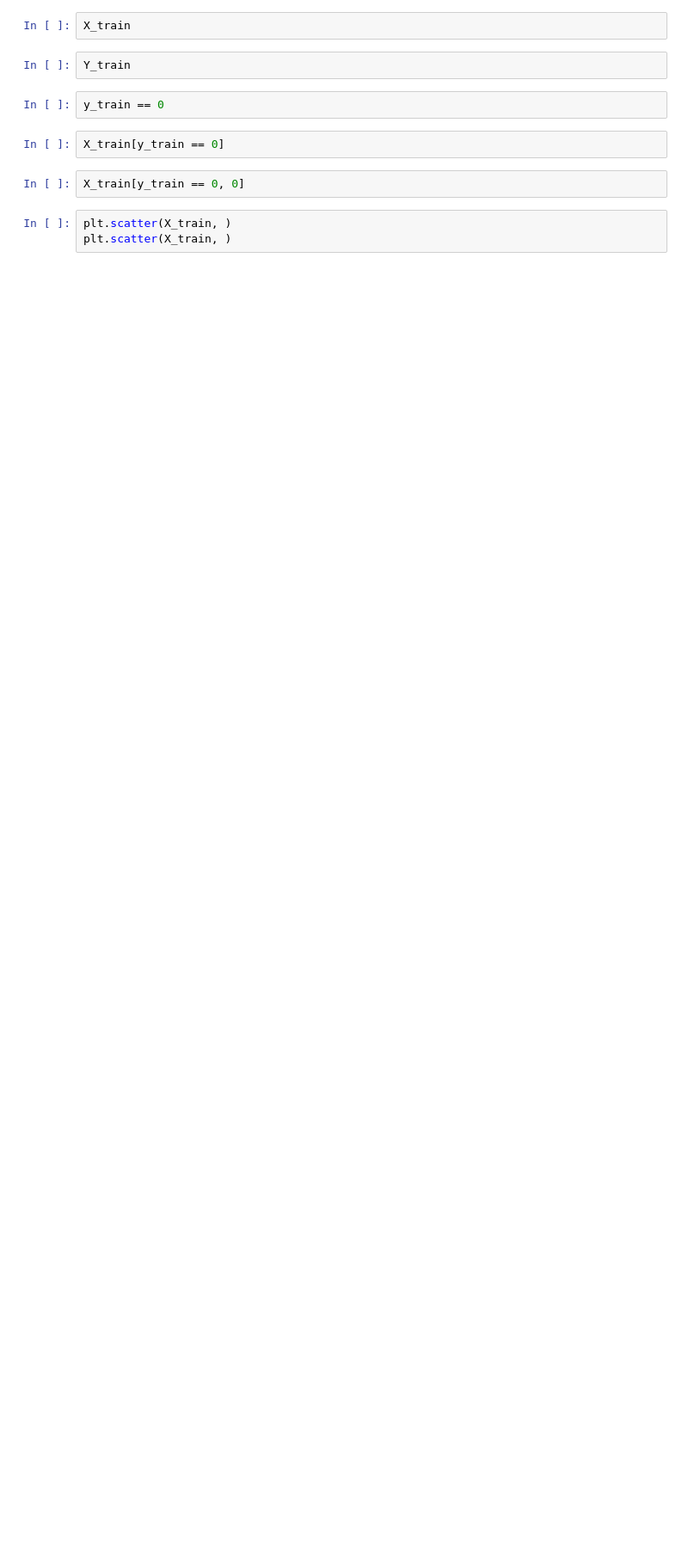
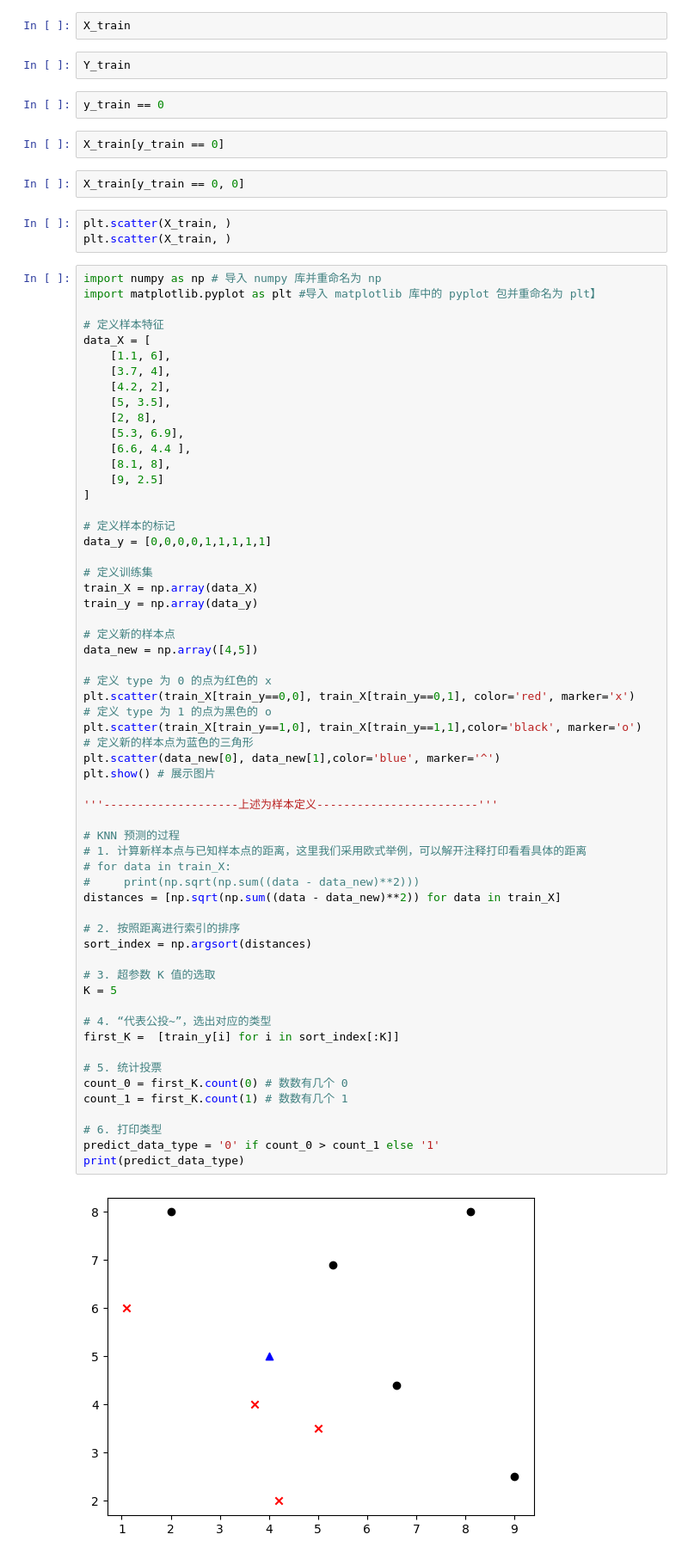
Before and after one commit to zAdventurer/ai-study, a Jupyter notebook: gzg-learn/machine-learning/test-code/Chapter3/KNN 算法原理.ipynb, the cells around one changed output. Shown at 86% size. Drawn from its saved outputs; the diff is of its cells as text; blank space fills up the shorter version.

```diff
--- a/gzg-learn/machine-learning/test-code/Chapter3/KNN 算法原理.ipynb
+++ b/gzg-learn/machine-learning/test-code/Chapter3/KNN 算法原理.ipynb
@@ -36,3 +36,64 @@ X_train[y_train == 0, 0]
 # %%
 plt.scatter(X_train, )
 plt.scatter(X_train, )
+# %%
+import numpy as np # 导入 numpy 库并重命名为 np
+import matplotlib.pyplot as plt #导入 matplotlib 库中的 pyplot 包并重命名为 plt】
+
+# 定义样本特征
+data_X = [
+    [1.1, 6],
+    [3.7, 4],
+    [4.2, 2],
+    [5, 3.5],
+    [2, 8],
+    [5.3, 6.9],
+    [6.6, 4.4 ],
+    [8.1, 8],
+    [9, 2.5]
+]
+
+# 定义样本的标记
+data_y = [0,0,0,0,1,1,1,1,1]
+
+# 定义训练集
+train_X = np.array(data_X)
+train_y = np.array(data_y)
+
+# 定义新的样本点
+data_new = np.array([4,5])
+
+# 定义 type 为 0 的点为红色的 x
+plt.scatter(train_X[train_y==0,0], train_X[train_y==0,1], color='red', marker='x')
+# 定义 type 为 1 的点为黑色的 o
+plt.scatter(train_X[train_y==1,0], train_X[train_y==1,1],color='black', marker='o')
+# 定义新的样本点为蓝色的三角形
+plt.scatter(data_new[0], data_new[1],color='blue', marker='^')
+plt.show() # 展示图片
+
+'''--------------------上述为样本定义------------------------'''
+
+# KNN 预测的过程
+# 1. 计算新样本点与已知样本点的距离，这里我们采用欧式举例，可以解开注释打印看看具体的距离
+# for data in train_X:
+#     print(np.sqrt(np.sum((data - data_new)**2)))
+distances = [np.sqrt(np.sum((data - data_new)**2)) for data in train_X]
+
+# 2. 按照距离进行索引的排序
+sort_index = np.argsort(distances)
+
+# 3. 超参数 K 值的选取
+K = 5
+
+# 4. “代表公投~”，选出对应的类型
+first_K =  [train_y[i] for i in sort_index[:K]]
+
+# 5. 统计投票
+count_0 = first_K.count(0) # 数数有几个 0
+count_1 = first_K.count(1) # 数数有几个 1
+
+# 6. 打印类型
+predict_data_type = '0' if count_0 > count_1 else '1'
+print(predict_data_type)
+# %% [output]
+[figure, added]
```
Also changed, not shown: parts of 2 cells of this notebook, 2 other files.
